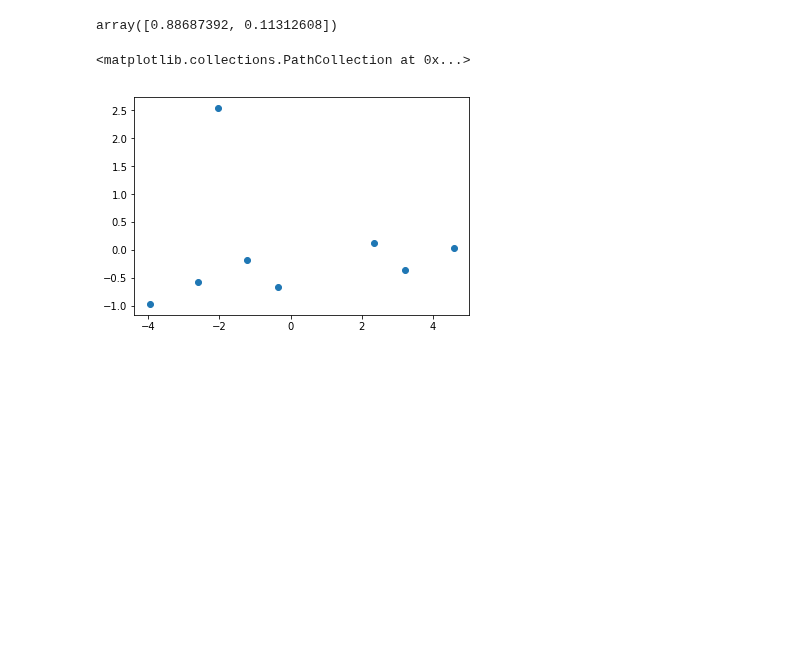
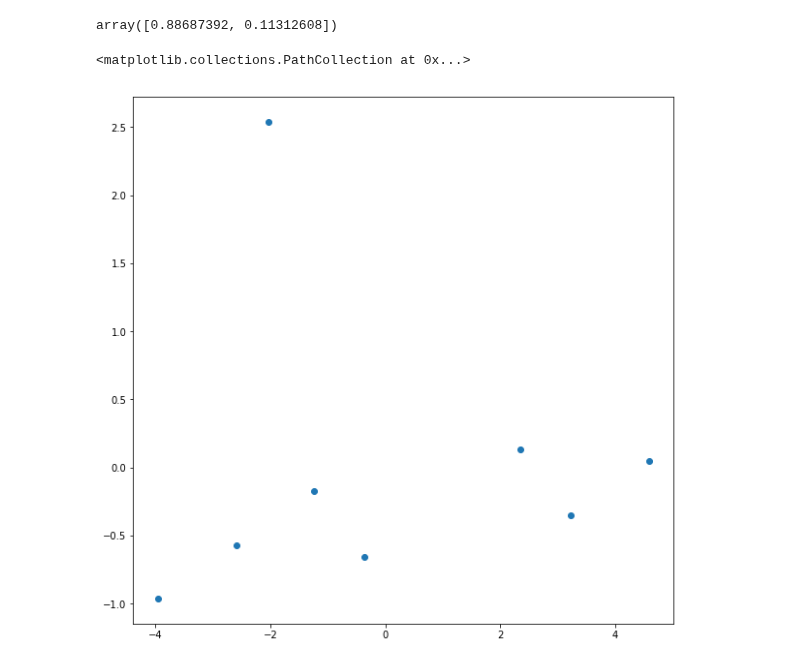
Before and after one commit to DJCordhose/ai, a Jupyter notebook: notebooks/unsupervised/pca.ipynb, the cells around one changed output. Drawn from its saved outputs; the diff is of its cells as text; code cells hidden in the pictures; blank space fills up the shorter version.

```diff
--- a/notebooks/unsupervised/pca.ipynb
+++ b/notebooks/unsupervised/pca.ipynb
@@ -99,7 +97,9 @@ array([0.88687392, 0.11312608])
 # %%
 X_reduced = pca.transform(X)
 # %%
+plt.figure(figsize=(10,10))
 plt.scatter(X_reduced[:, 0], X_reduced[:, 1])
+# plt.savefig('reduced.png')
 # %% [output]
 <matplotlib.collections.PathCollection at 0x...>
-[figure, old version]
+[figure, new version]
```
Also changed, not shown: parts of 9 cells of this notebook, 4 other files.
